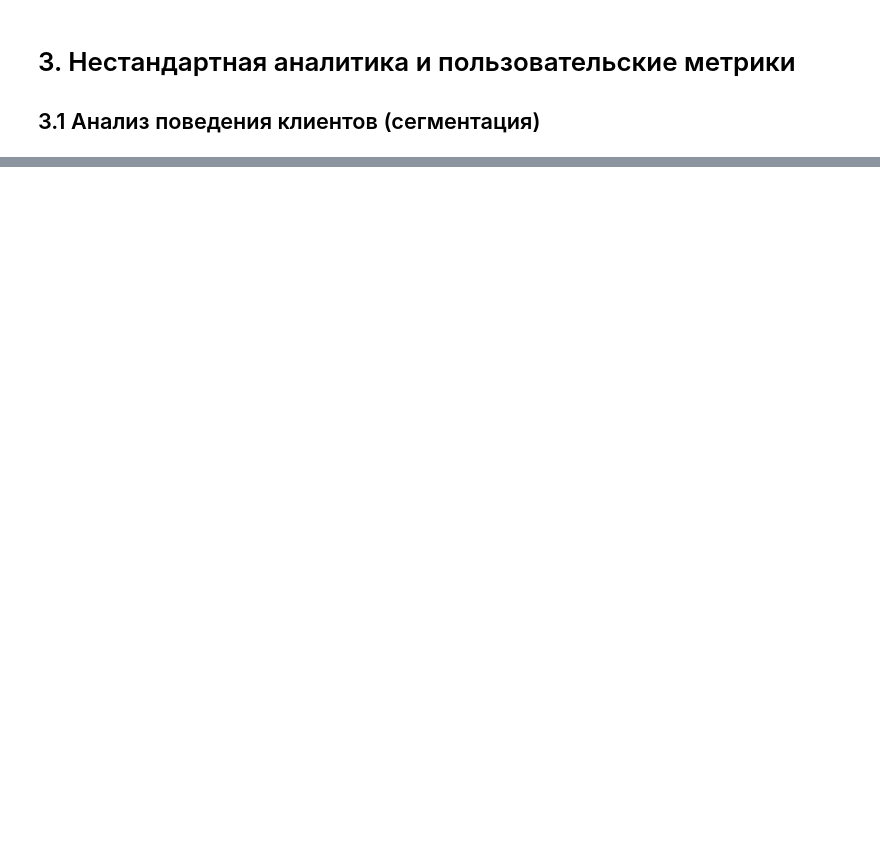
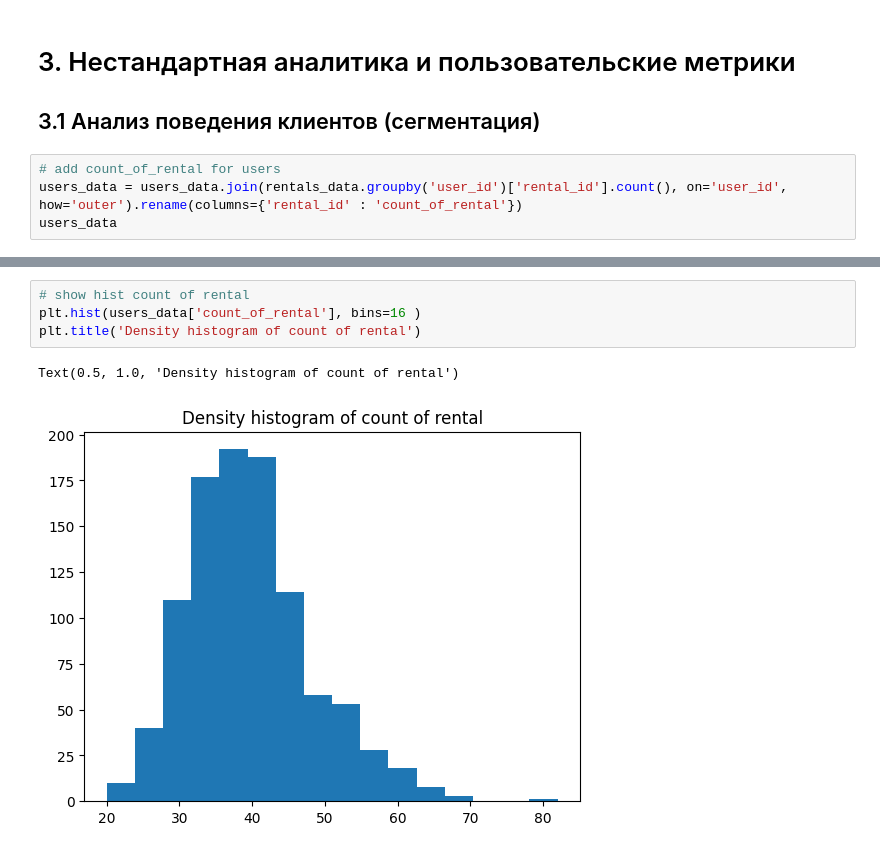
Before and after one commit to EZHOWWW/plab2, a Jupyter notebook: lab.ipynb, the cells around one changed output, grey strips where cells are left out. Cells and saved outputs as stored; diff of their text form; blank space fills up the shorter version.

```diff
--- a/lab.ipynb
+++ b/lab.ipynb
@@ -382,3 +407,7 @@ users_data
 # %% [markdown]
 # 3. Нестандартная аналитика и пользовательские метрики
 ## 3.1 Анализ поведения клиентов (сегментация)
+# %%
+# add count_of_rental for users
+users_data = users_data.join(rentals_data.groupby('user_id')['rental_id'].count(), on='user_id', how='outer').rename(columns={'rental_id' : 'count_of_rental'})
+users_data
@@ -384,0 +428,7 @@ users_data
+# %%
+# show hist count of rental
+plt.hist(users_data['count_of_rental'], bins=16 )
+plt.title('Density histogram of count of rental')
+# %% [output]
+Text(0.5, 1.0, 'Density histogram of count of rental')
+[figure, added]
```
Also changed, not shown: parts of 13 cells of this notebook.
